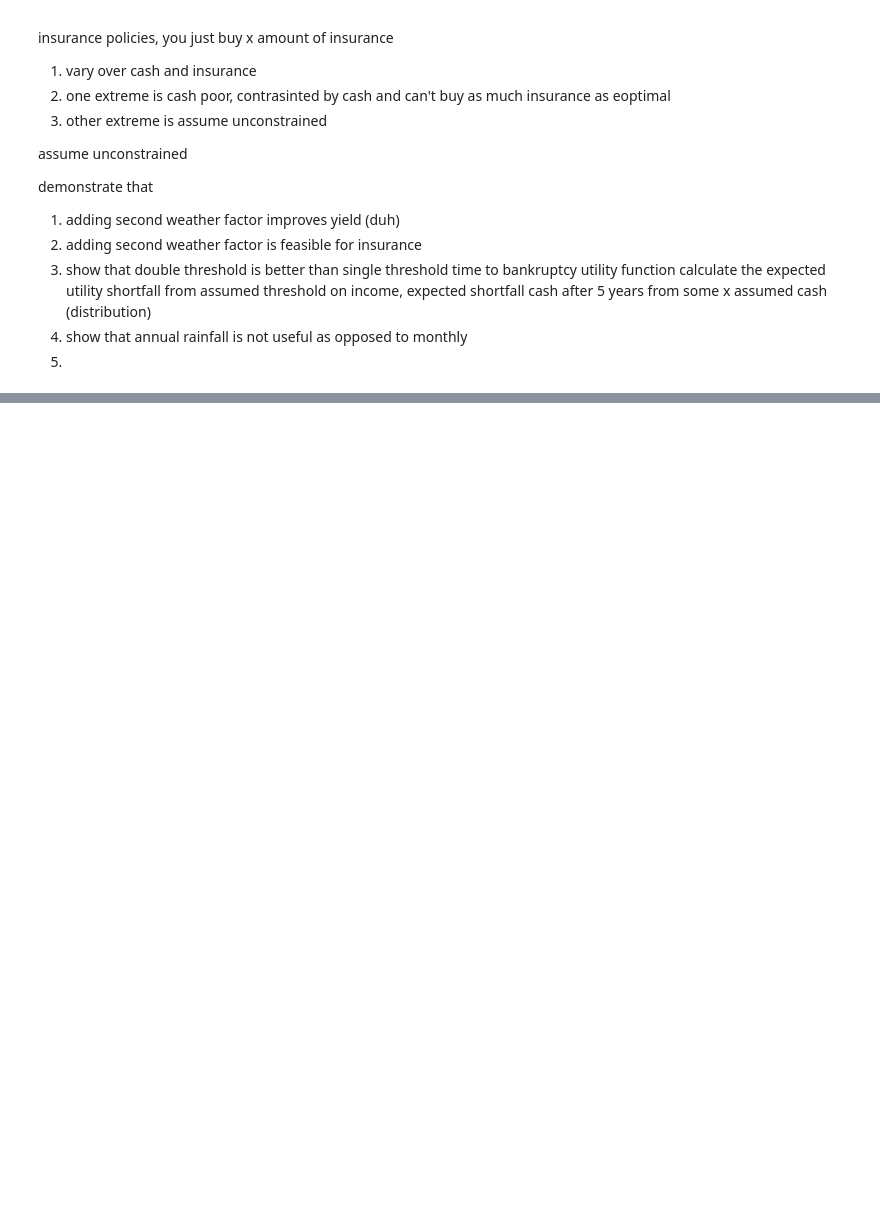
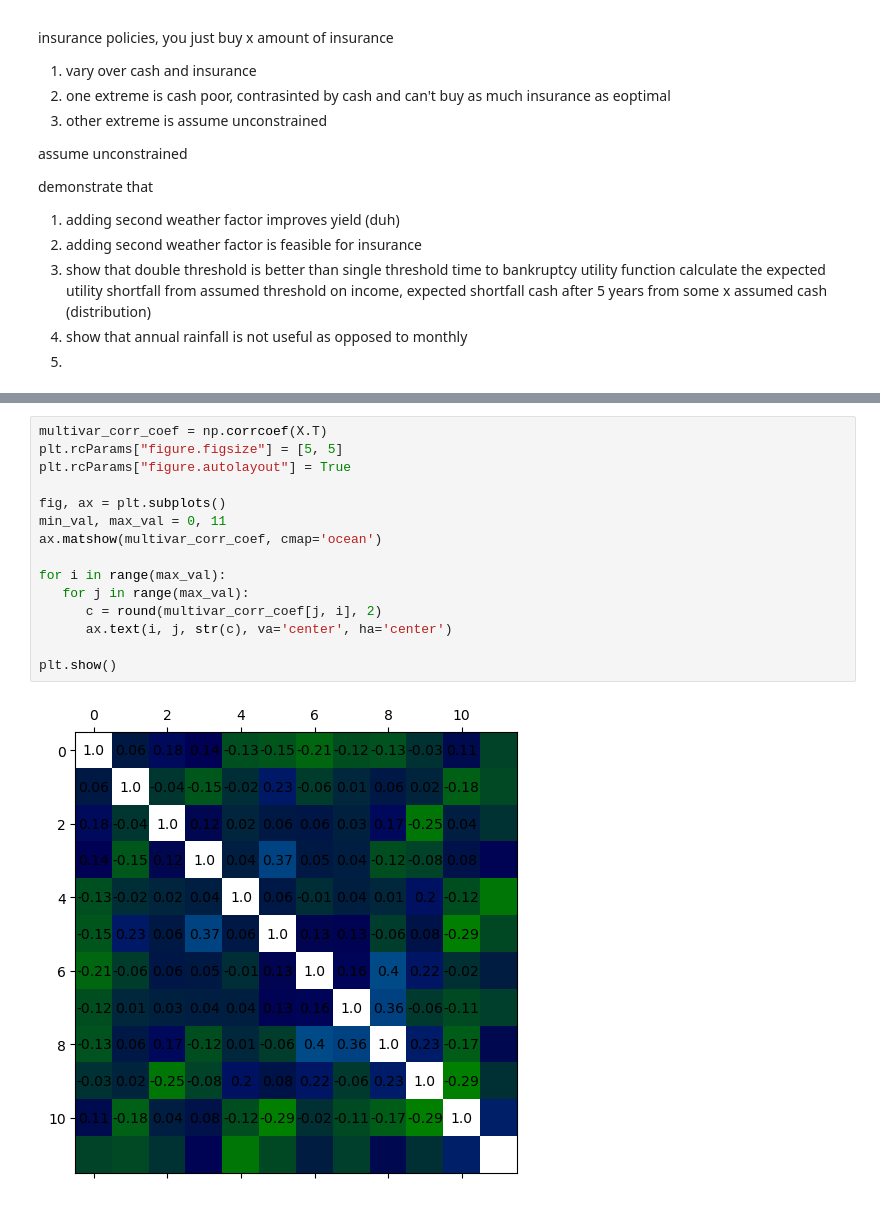
Before and after one commit to ken-neth-wang/crop-insurance, a Jupyter notebook: univariate_sim.ipynb, the cells around one changed output, grey strips where cells are left out. Drawn from its saved outputs; the diff is of its cells as text; blank space fills up the shorter version.

```diff
--- a/univariate_sim.ipynb
+++ b/univariate_sim.ipynb
@@ -617,0 +501,17 @@ demonstrate that
+# %%
+multivar_corr_coef = np.corrcoef(X.T)
+plt.rcParams["figure.figsize"] = [5, 5]
+plt.rcParams["figure.autolayout"] = True
+
+fig, ax = plt.subplots()
+min_val, max_val = 0, 11
+ax.matshow(multivar_corr_coef, cmap='ocean')
+
+for i in range(max_val):
+   for j in range(max_val):
+      c = round(multivar_corr_coef[j, i], 2)
+      ax.text(i, j, str(c), va='center', ha='center')
+
+plt.show()
+# %% [output]
+[figure, added]
```
Also changed, not shown: parts of 35 cells of this notebook.
